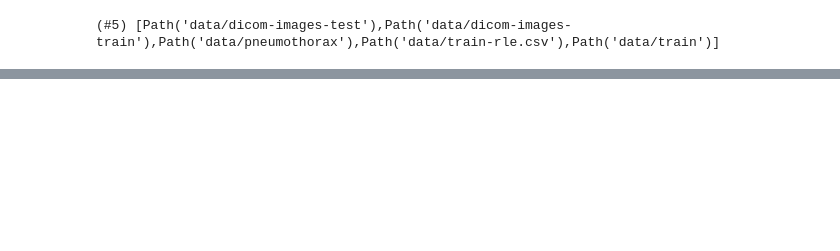
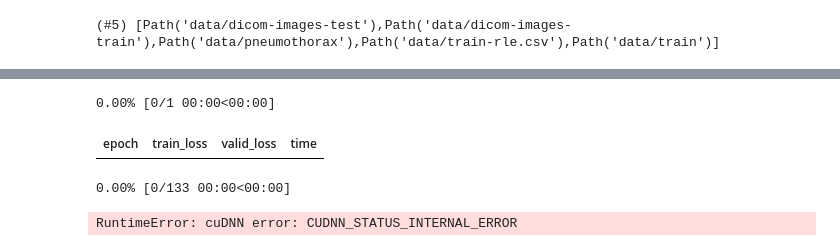
Before and after one commit to jarvislabsai/siim-acr, a Jupyter notebook: 2- Simple End 2 End.ipynb, the cells around one changed output, grey strips where cells are left out. Saved outputs shown, nothing was run; the diff lists cells and outputs as text; code cells hidden in the pictures; blank space fills up the shorter version.

```diff
--- a/2- Simple End 2 End.ipynb
+++ b/2- Simple End 2 End.ipynb
@@ -52,0 +22,2 @@ plt_img_mask(img,msk)
+# %%
+learn = unet_learner(dls, resnet34, n_out=2)
@@ -52,0 +26,7 @@ plt_img_mask(img,msk)
+# %%
+learn.fine_tune(3)
+# %% [output]
+0.00% [0/1 00:00<00:00]
+| epoch | train_loss | valid_loss | time |
+0.00% [0/133 00:00<00:00]
+RuntimeError: cuDNN error: CUDNN_STATUS_INTERNAL_ERROR
```
Also changed, not shown: parts of 10 cells of this notebook.
